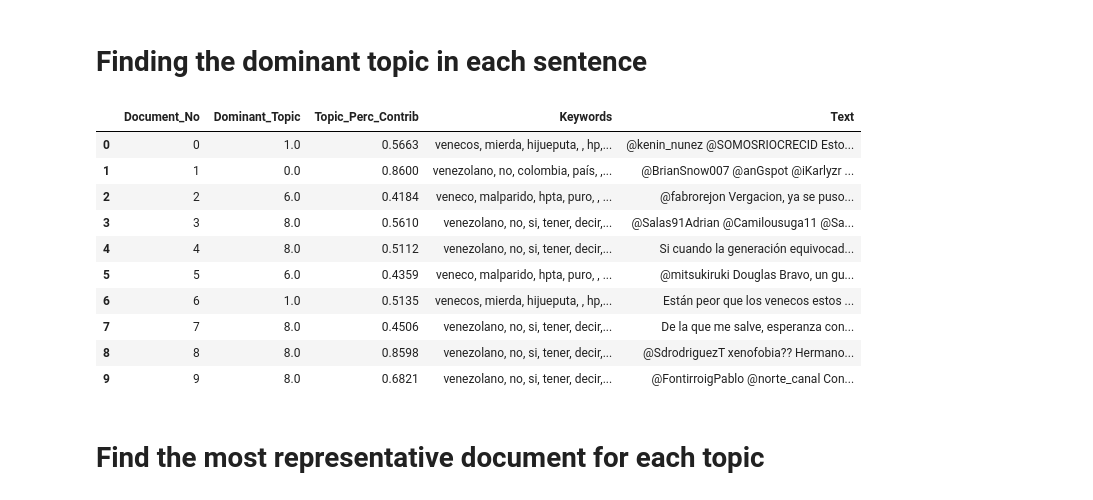
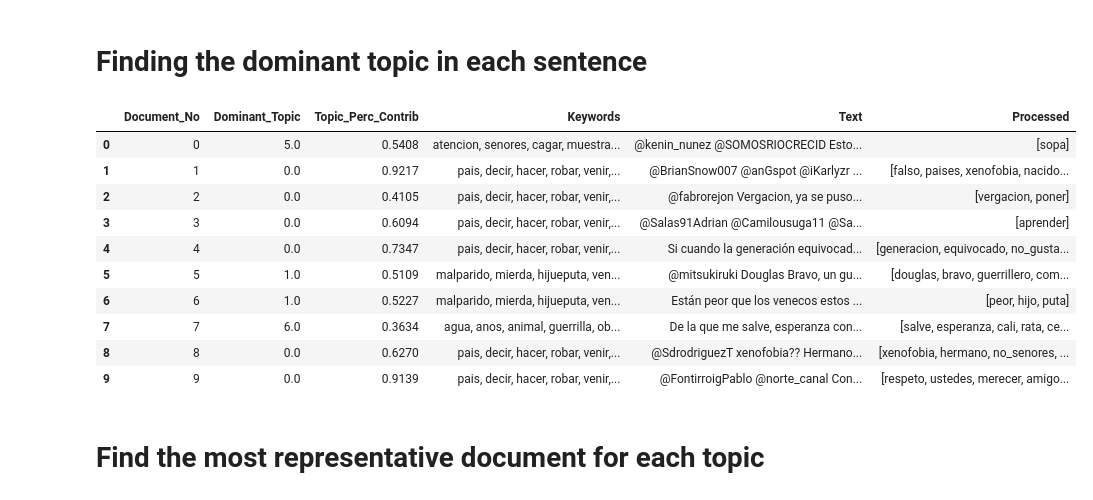
Before and after one commit to jordinola1470/BX-Codes, a Jupyter notebook: No_Supervisado/LDA Topic Modelling Only Xenofobia_pruebas.ipynb, the cells around one changed output. Cells and saved outputs as stored; diff of their text form; code cells hidden in the pictures.

```diff
--- a/No_Supervisado/LDA Topic Modelling Only Xenofobia_pruebas.ipynb
+++ b/No_Supervisado/LDA Topic Modelling Only Xenofobia_pruebas.ipynb
@@ -157,6 +158,16 @@ df['Clean_Text']=df['Clean_Text'].replace('"', '', regex=True)
 df['Clean_Text'] = df['Clean_Text'].map(lambda x: re.sub('[,\.!?]', '', x))
 # Remover mayúsculas de inicio de texto
 df['Clean_Text'] = df['Clean_Text'].map(lambda x: x.lower())
+# Palabras a reemplazar
+df['Clean_Text']=df['Clean_Text'].replace('venecas', 'veneca')
+df['Clean_Text']=df['Clean_Text'].replace('gno', 'gonorrea')
+df['Clean_Text']=df['Clean_Text'].replace('gono', 'gonorrea')
+df['Clean_Text']=df['Clean_Text'].replace('migrantes', 'migrante')
+df['Clean_Text']=df['Clean_Text'].replace('extranjeros', 'extranjero')
+df['Clean_Text']=df['Clean_Text'].replace('emigrante', 'migrante')
+df['Clean_Text']=df['Clean_Text'].replace('mk', 'marica')
+df['Clean_Text']=df['Clean_Text'].replace('mks', 'marica')
+df['Clean_Text']=df['Clean_Text'].replace('maricas', 'marica')
 df=df.reset_index(drop=True)
 df=df.reset_index()
 df = df.astype({"Clean_Text": str})
@@ -227,7 +255,6 @@ def sent_to_words(sentences):
 # Convert to list
 data = df.Clean_Text.values.tolist()
 data_words = list(sent_to_words(data))
-print(data_words[:1])
 
 
 # Build the bigram and trigram models
@@ -258,7 +285,8 @@ for palabra in spanish_stopwords:
             else:
                 nueva_palabra = escogida.replace(letra, 'u')
             spanish_stopwords.append(nueva_palabra)
-spanish_stopwords.extend(['solo','sólo','así','asi','si','sí','pa','and','re','ser','haber','ta','va'])
+spanish_stopwords.extend(['solo','sólo','así','asi','si','sí','pa','and','re','ser','haber','ta','va','pq','PQ','venezolanos','venecos', 'venezuela', 'veneco', 'venezolano', 'venezolana', 'venezolanas','vnk', 'vnzl', 'colombianos', 'colombianas', 'colombiano', 'colombiana', 'colombia'])
+spanish_stopwords.extend(['mexicano'])
 spanish_stopwords = set(spanish_stopwords)
 spanish_stopwords = list(spanish_stopwords)
 def process_words(texts, stop_words=spanish_stopwords):
@@ -271,16 +299,14 @@ def process_words(texts, stop_words=spanish_stopwords):
     lemmatizer_spa = SpacyCustomLemmatizer()
     nlp.add_pipe("spanish_lemmatizer", name = 'lemmatizer', after = 'attribute_ruler')
     print(nlp.pipe_names)
-    print(texts)
     docs = list()
     palabras_unir = ['mismo', 'hacer', 'no']
     for sent in texts:
-        print(sent)
         # Hay dos casos:
         for pos in range(len(sent)):
             if sent[pos] in palabras_unir:
                 # La palabra está al final
-                if pos == len(sent):
+                if pos == len(sent) - 1:
                     sent[pos] = "_".join([sent[pos-1],sent[pos]])
                     sent[pos-1] = ''
                 # La palabra está en la mitad
@@ -568,7 +578,7 @@ model_results = {'Validation_Set': [],
                 }
 # Can take a long time to run
 if 1 == 1:
-    pbar = tqdm(total=540)
+    pbar = tqdm.tqdm(total=540)
 
     # iterate through validation corpuses
     for i in range(len(corpus_sets)):
@@ -612,7 +640,7 @@ tabla_tunning
 # %%
 tabla_tunning.to_excel('mejor_modelo.xlsx')
 # %%
-
+# VOY AQUÍ
 
 #corpus = corpora.MmCorpus('tweets_x.mm')
 #dictionary = corpora.Dictionary('tweets_x.dict')
@@ -623,16 +651,17 @@ lda_final_model = gensim.models.LdaMulticore(corpus=mm,
                                              num_topics=9,
                                              random_state=100,
                                              chunksize=100,
-                                             passes=10,
-                                             alpha=0.31,
-                                             eta=0.61)
+                                             passes=30,
+                                             alpha='asymmetric',
+                                             eta=0.61,
+                                             workers=7)
 
 [[(dictionary[id], freq) for id, freq in cp] for cp in corpus[:1]]
 
 pprint(lda_final_model.print_topics())
 doc_lda = lda_final_model[corpus]
 
-visxx = pyLDAvis.gensim.prepare(topic_model=lda_final_model, corpus=corpus, dictionary=dictionary)
+visxx = pyLDAvis.gensim_models.prepare(topic_model=lda_final_model, corpus=corpus, dictionary=dictionary)
 pyLDAvis.display(visxx)
 # %% [output]
 [(0,
@@ -671,49 +700,51 @@ Coherence Score:  0.515500834428575
 # %% [markdown]
 # Finding the dominant topic in each sentence
 # %%
-def format_topics_sentences(ldamodel, corpus, texts):
+def format_topics_sentences(ldamodel, corpus, texts, processed):
     # Init output
     sent_topics_df = pd.DataFrame()
 
     # Get main topic in each document
     for i, row in enumerate(ldamodel[corpus]):
         row = sorted(row, key=lambda x: (x[1]), reverse=True)
         # Get the Dominant topic, Perc Contribution and Keywords for each document
         for j, (topic_num, prop_topic) in enumerate(row):
             if j == 0:  # => dominant topic
                 wp = ldamodel.show_topic(topic_num)
                 topic_keywords = ", ".join([word for word, prop in wp])
                 sent_topics_df = sent_topics_df.append(pd.Series([int(topic_num), round(prop_topic,4), topic_keywords]), ignore_index=True)
             else:
                 break
     sent_topics_df.columns = ['Dominant_Topic', 'Perc_Contribution', 'Topic_Keywords']
 
     # Add original text to the end of the output
     contents = pd.Series(texts)
-    sent_topics_df = pd.concat([sent_topics_df, contents], axis=1)
+    processed1 = pd.Series(processed)
+    sent_topics_df = pd.concat([sent_topics_df, contents, processed1], axis=1)
     return(sent_topics_df)
 
 
-df_topic_sents_keywords = format_topics_sentences(ldamodel=lda_final_model, corpus=corpus, texts=df['Snippet'])
+df_topic_sents_keywords = format_topics_sentences(ldamodel=lda_final_model, corpus=corpus, texts=df['Snippet'], processed = data_ready)
+# data_ready  df['Snippet']
 
 # Format
 df_dominant_topic = df_topic_sents_keywords.reset_index()
-df_dominant_topic.columns = ['Document_No', 'Dominant_Topic', 'Topic_Perc_Contrib', 'Keywords', 'Text']
+df_dominant_topic.columns = ['Document_No', 'Dominant_Topic', 'Topic_Perc_Contrib', 'Keywords', 'Text', 'Processed']
 
 # Show
 df_dominant_topic.head(10)
 # %% [output]
-|  | Document_No | Dominant_Topic | Topic_Perc_Contrib | Keywords | Text |
-| 0 | 0 | 1.0 | 0.5663 | venecos, mierda, hijueputa, , hp,... | @kenin_nunez @SOMOSRIOCRECID Esto... |
-| 1 | 1 | 0.0 | 0.8600 | venezolano, no, colombia, país, ,... | @BrianSnow007 @anGspot @iKarlyzr ... |
-| 2 | 2 | 6.0 | 0.4184 | veneco, malparido, hpta, puro, , ... | @fabrorejon Vergacion, ya se puso... |
-| 3 | 3 | 8.0 | 0.5610 | venezolano, no, si, tener, decir,... | @Salas91Adrian @Camilousuga11 @Sa... |
-| 4 | 4 | 8.0 | 0.5112 | venezolano, no, si, tener, decir,... | Si cuando la generación equivocad... |
-| 5 | 5 | 6.0 | 0.4359 | veneco, malparido, hpta, puro, , ... | @mitsukiruki Douglas Bravo, un gu... |
-| 6 | 6 | 1.0 | 0.5135 | venecos, mierda, hijueputa, , hp,... | Están peor que los venecos estos ... |
-| 7 | 7 | 8.0 | 0.4506 | venezolano, no, si, tener, decir,... | De la que me salve, esperanza con... |
-| 8 | 8 | 8.0 | 0.8598 | venezolano, no, si, tener, decir,... | @SdrodriguezT xenofobia?? Hermano... |
-| 9 | 9 | 8.0 | 0.6821 | venezolano, no, si, tener, decir,... | @FontirroigPablo @norte_canal Con... |
+|  | Document_No | Dominant_Topic | Topic_Perc_Contrib | Keywords | Text | Processed |
+| 0 | 0 | 5.0 | 0.5408 | atencion, senores, cagar, muestra... | @kenin_nunez @SOMOSRIOCRECID Esto... | [sopa] |
+| 1 | 1 | 0.0 | 0.9217 | pais, decir, hacer, robar, venir,... | @BrianSnow007 @anGspot @iKarlyzr ... | [falso, paises, xenofobia, nacido... |
+| 2 | 2 | 0.0 | 0.4105 | pais, decir, hacer, robar, venir,... | @fabrorejon Vergacion, ya se puso... | [vergacion, poner] |
+| 3 | 3 | 0.0 | 0.6094 | pais, decir, hacer, robar, venir,... | @Salas91Adrian @Camilousuga11 @Sa... | [aprender] |
+| 4 | 4 | 0.0 | 0.7347 | pais, decir, hacer, robar, venir,... | Si cuando la generación equivocad... | [generacion, equivocado, no_gusta... |
+| 5 | 5 | 1.0 | 0.5109 | malparido, mierda, hijueputa, ven... | @mitsukiruki Douglas Bravo, un gu... | [douglas, bravo, guerrillero, com... |
+| 6 | 6 | 1.0 | 0.5227 | malparido, mierda, hijueputa, ven... | Están peor que los venecos estos ... | [peor, hijo, puta] |
+| 7 | 7 | 6.0 | 0.3634 | agua, anos, animal, guerrilla, ob... | De la que me salve, esperanza con... | [salve, esperanza, cali, rata, ce... |
+| 8 | 8 | 0.0 | 0.6270 | pais, decir, hacer, robar, venir,... | @SdrodriguezT xenofobia?? Hermano... | [xenofobia, hermano, no_senores, ... |
+| 9 | 9 | 0.0 | 0.9139 | pais, decir, hacer, robar, venir,... | @FontirroigPablo @norte_canal Con... | [respeto, ustedes, merecer, amigo... |
 # %%
 df_dominant_topic.to_excel('Topico_dominante_por_frase_snippet.xlsx')
 # %% [markdown]
```
Also changed, not shown: parts of 19 cells of this notebook, 22 other files.
